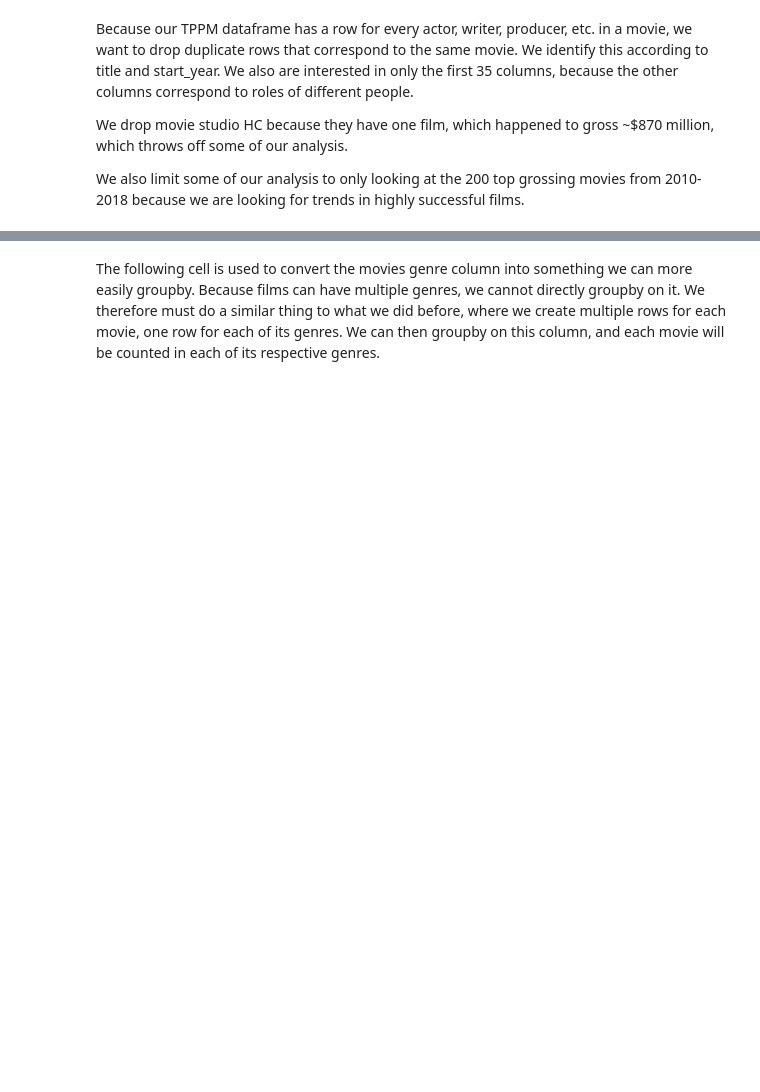
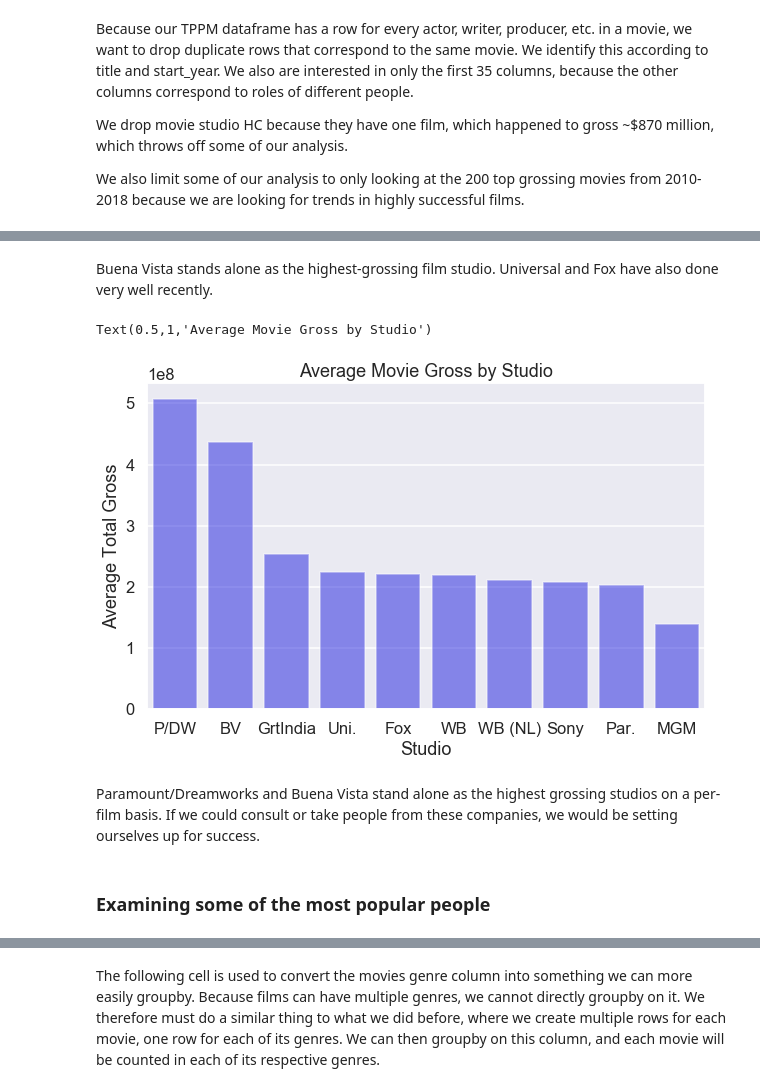
Before and after one commit to aschams/FlatironProject1, a Jupyter notebook: Technical_Notebook.ipynb, the cells around one changed output, grey strips where cells are left out. Drawn from its saved outputs; the diff is of its cells as text; code cells hidden in the pictures; blank space fills up the shorter version.

```diff
--- a/Technical_Notebook.ipynb
+++ b/Technical_Notebook.ipynb
@@ -111,6 +134,15 @@ plt.title("Total Gross by Studio")
+# %% [markdown]
+Buena Vista stands alone as the highest-grossing film studio. Universal and Fox have also done very well recently.
 # %%
 plt.figure(figsize=(10, 6))
-sns.barplot(x=top_10_studios_mean.index, y=top_10_studios_mean, color='b', alpha=0.5)
+sns.barplot(x=top_10_studios_mean[:10].index, y=top_10_studios_mean[:10], color='b', alpha=0.5)
 plt.xlabel("Studio")
 plt.ylabel("Average Total Gross")
 plt.title("Average Movie Gross by Studio")
+# %% [output]
+Text(0.5,1,'Average Movie Gross by Studio')
+[figure, added]
+# %% [markdown]
+Paramount/Dreamworks and Buena Vista stand alone as the highest grossing studios on a per-film basis. If we could consult or take people from these companies, we would be setting ourselves up for success.
+# %% [markdown]
+### Examining some of the most popular people
```
Also changed, not shown: parts of 23 cells of this notebook, 1 other file.
